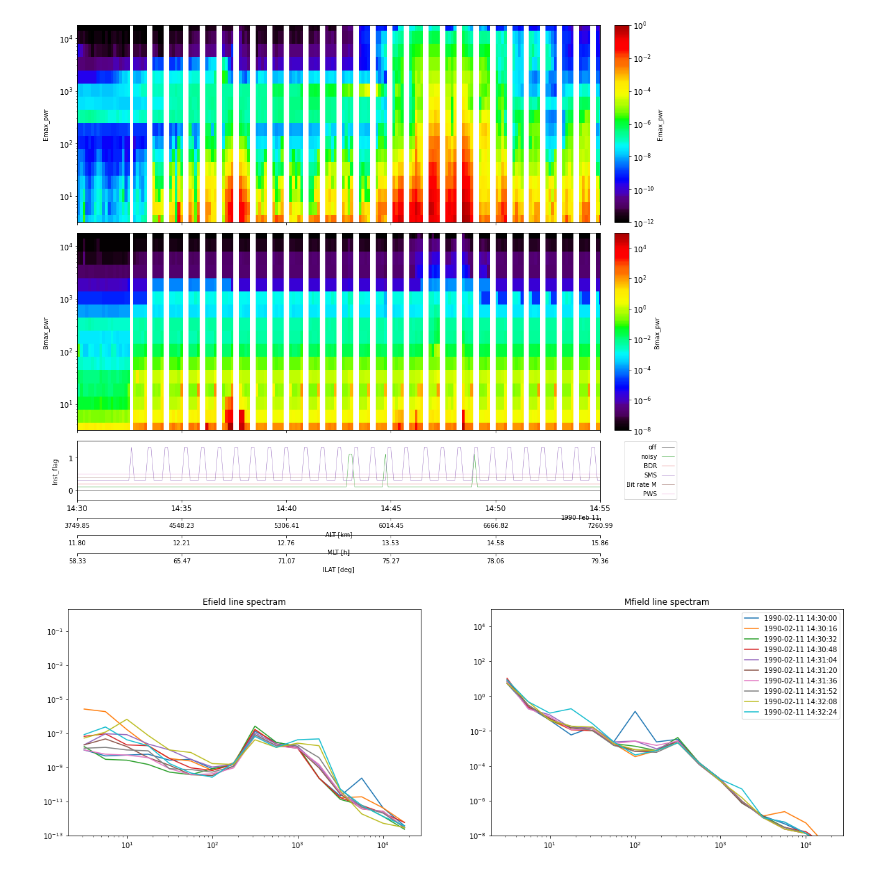
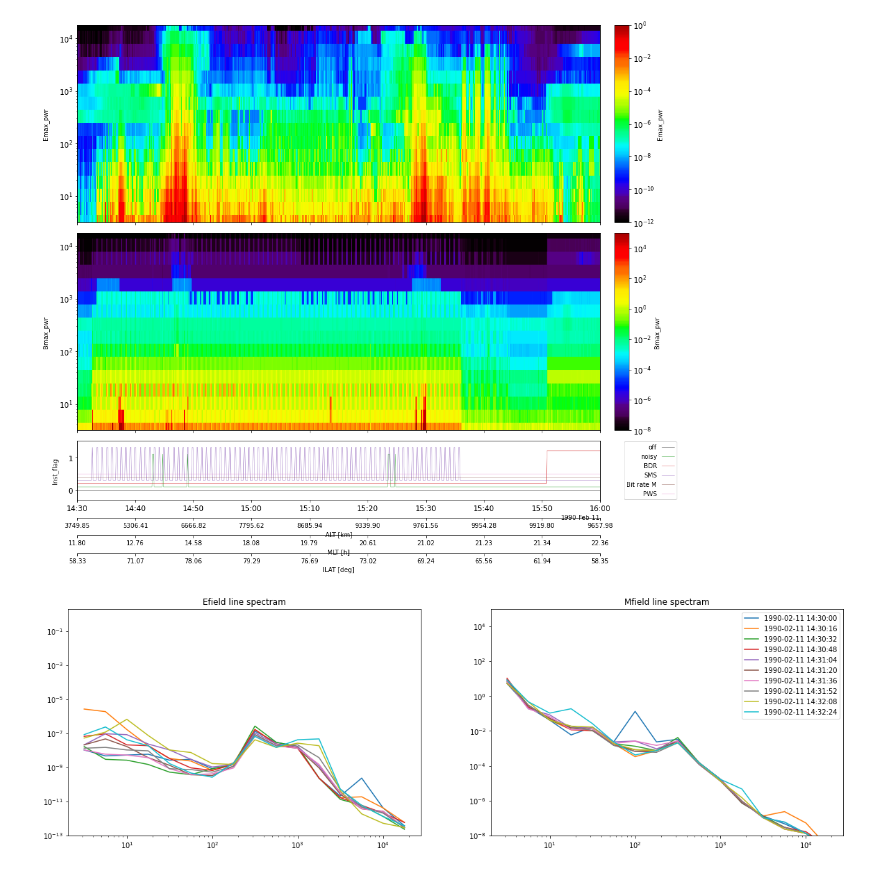
Before and after one commit to shuji-onosawa/Akebono_analysis_old, a Jupyter notebook: VLF_mca/Akebono_analysis.ipynb, the cells around one changed output. Saved outputs shown, nothing was run; the diff lists cells and outputs as text; code cells hidden in the pictures.

```diff
--- a/VLF_mca/Akebono_analysis.ipynb
+++ b/VLF_mca/Akebono_analysis.ipynb
@@ -49,8 +54,8 @@ tinterpol (linear) was applied to: ALT
 # %%
-pytplot.tlimit([trange[0]+' 14:30:00', trange[0]+' 14:55:00'])
+pytplot.tlimit([trange[0]+' 14:30:00', trange[0]+' 16:00:00'])
 tplot(['Emax_pwr','Bmax_pwr', 'Inst_flag'],  var_label= ['ALT', 'MLT', 'ILAT'], xsize = 16, ysize = 20)
 # %% [output]
-[figure, old version]
+[figure, new version]
 # %%
 import load
 import pyspedas
```
Also changed, not shown: parts of 2 cells of this notebook, 3 other files.
